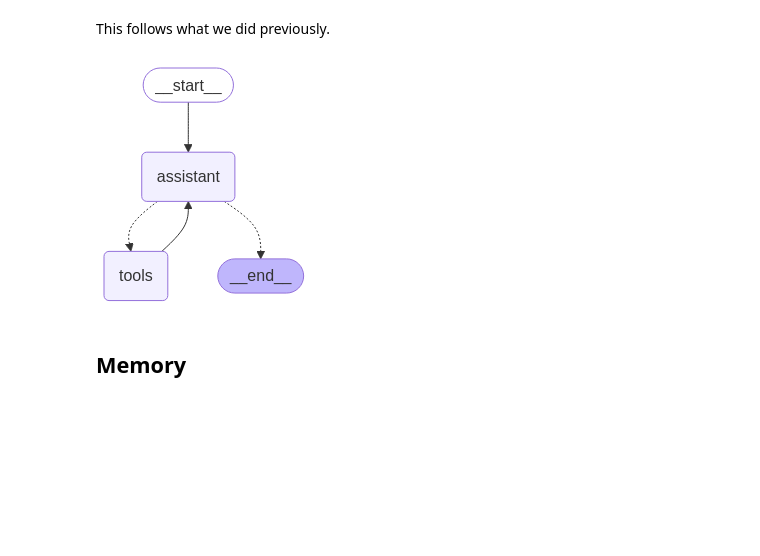
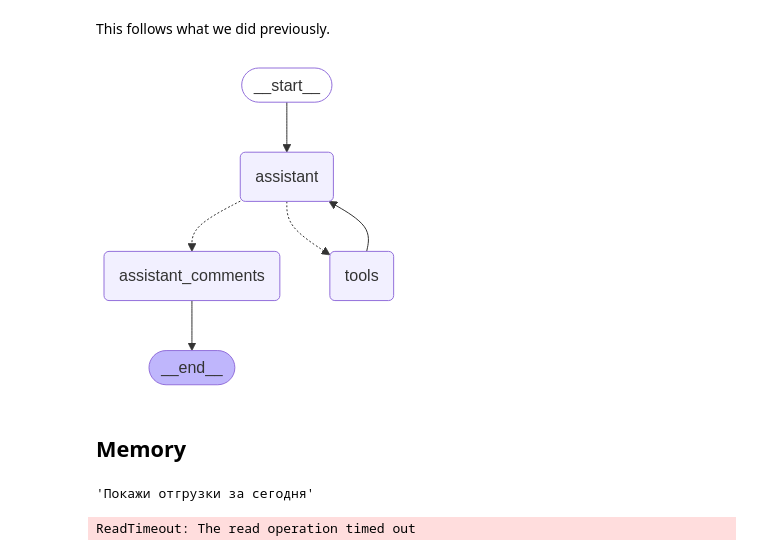
Before and after one commit to Leonn-Leon/GPT_DB, a Jupyter notebook: agent-memory.ipynb, the cells around one changed output. Drawn from its saved outputs; the diff is of its cells as text; code cells hidden in the pictures; blank space fills up the shorter version.

```diff
--- a/agent-memory.ipynb
+++ b/agent-memory.ipynb
@@ -39,7 +39,7 @@ llm = GigaChat(
             credentials=GIGACHAT_CREDENTIALS,
             model="GigaChat-2-Max",
             verify_ssl_certs=False,
-            temperature=0.05  # можно настраивать
+            temperature=0.01  # можно настраивать
         )
 llm_with_tools = llm.bind_tools(tools)
 # %%
@@ -63,33 +63,54 @@ sys_msg = SystemMessage(content=_load_instruction())
 # Node
 def assistant(state: MessagesState):
    return {"messages": [llm_with_tools.invoke([sys_msg] + state["messages"])]}
+def assistant_comments(state: MessagesState):
+   return {"messages": [llm_with_tools.invoke(SystemMessage(content="""
+   Напиши три знака "===" и комментарий:
+   - Подстановка результатов через <поле1>, <поле2> - именно через номер поля
+   - Пример: "Лучший менеджер <поле1> оформил <поле2> отгрузок"
+   - Пиши Код Дивизиона по которой фильтровано
+   - Пропиши точные даты как отфильтровано
+   - Прописывай какие формулы используются
+
+   Пример ответа:
+   SELECT VBRK_FKDAT as Shipment_Date, COUNT(VBRK_VBELN) as Shipment_Count
+   FROM SAPABAP1.ZZSDM_117_CUS
+   GROUP BY Shipment_Date
+   ORDER BY Shipment_Count DESC
+   LIMIT 1
+   ===
+   Больше всего отгрузок произошло <Shipment_Date>, когда было выполнено <Shipment_Count> отгрузок.""")+state["messages"])]}
 # %%
-from langgraph.graph import START, StateGraph
+from langgraph.graph import START, StateGraph, END
 from langgraph.prebuilt import tools_condition, ToolNode
 from IPython.display import Image, display
 
 # Graph
 builder = StateGraph(MessagesState)
 
 # Define nodes: these do the work
 builder.add_node("assistant", assistant)
+builder.add_node("assistant_comments", assistant_comments)
 builder.add_node("tools", ToolNode(tools))
 
 # Define edges: these determine how the control flow moves
 builder.add_edge(START, "assistant")
 builder.add_conditional_edges(
     "assistant",
-    # If the latest message (result) from assistant is a tool call -> tools_condition routes to tools
-    # If the latest message (result) from assistant is a not a tool call -> tools_condition routes to END
-    tools_condition,
+    # Проверяем, нужен ли переход в "tools" или "assistant_comments"
+    lambda state: "tools" if tools_condition(state) else "assistant_comments",
+    # Соответствие меток узлам
+    {"tools": "tools", "assistant_comments": "assistant_comments"}
 )
 builder.add_edge("tools", "assistant")
+# builder.add_edge("assistant", "assistant_comments")
+builder.add_edge("assistant_comments", END)
 react_graph = builder.compile()
 
 # Show
 display(Image(react_graph.get_graph(xray=True).draw_mermaid_png()))
 # %% [output]
-[figure, old version]
+[figure, new version]
 # %% [markdown]
 ## Memory
 # %%
@@ -98,0 +138,18 @@ react_graph_memory = builder.compile(checkpointer=memory)
+# %%
+user_querys[0]
+# %% [output]
+'Покажи отгрузки за сегодня'
+# %%
+# Specify a thread
+config = {"configurable": {"thread_id": "5"}}
+
+# Specify an input
+# messages = [HumanMessage(content="Придерживайся строгой формы ответы, это важно! один SQL запрос и один комментарий, если непонятно переспроси")]
+messages = [HumanMessage(content=user_querys[0])]
+
+# Run
+messages = react_graph_memory.invoke({"messages": messages},config)
+for m in messages['messages']:
+    m.pretty_print()
+# %% [output]
+ReadTimeout: The read operation timed out
```
Also changed, not shown: parts of 7 cells of this notebook, 7 other files.
